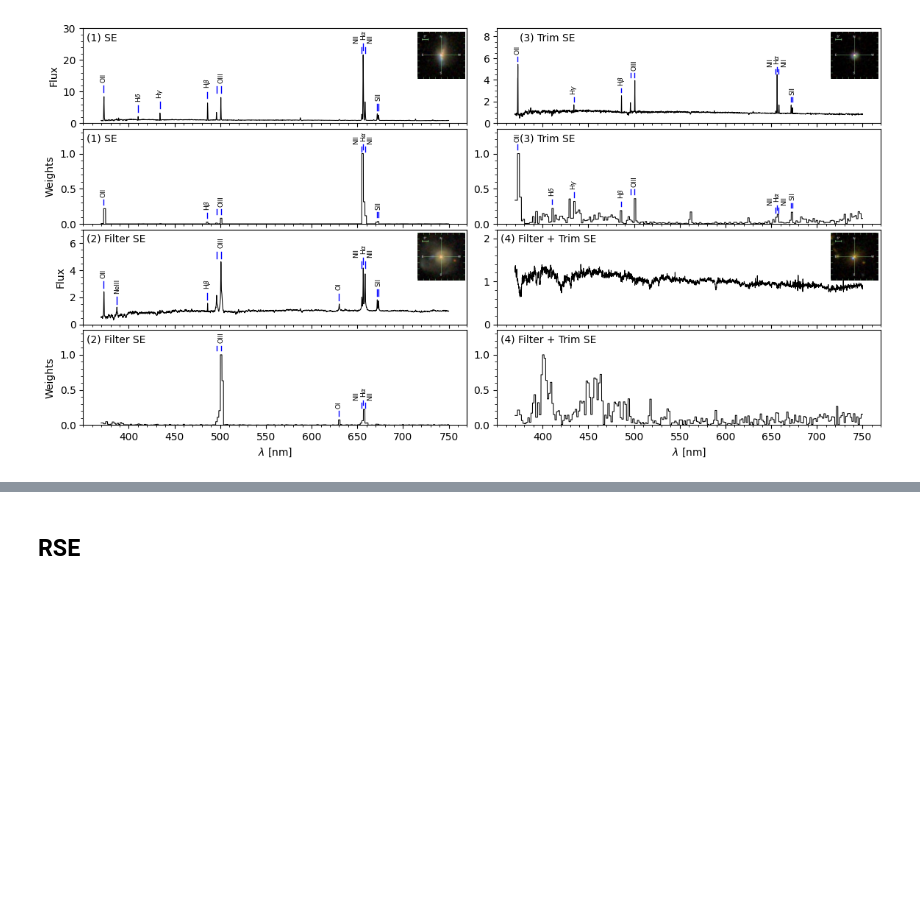
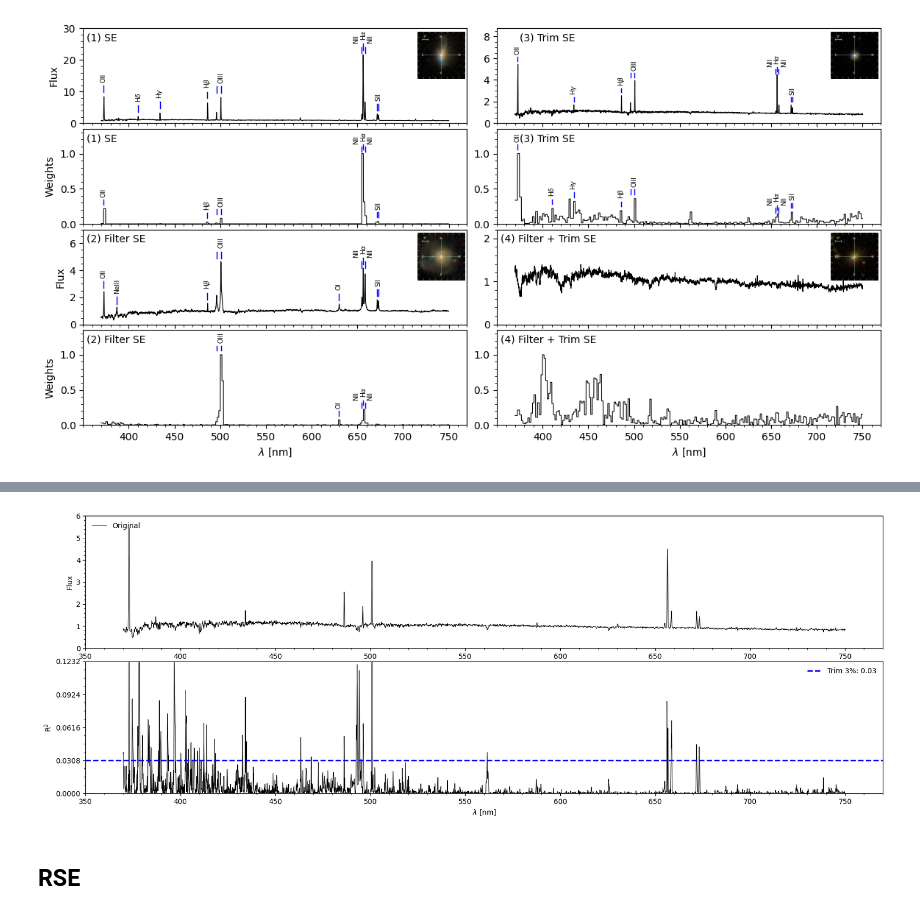
Before and after one commit to ed-ortizm/xai-astronomy, a Jupyter notebook: thesis/01_explain_distinct.ipynb, the cells around one changed output, grey strips where cells are left out. Saved outputs shown, nothing was run; the diff lists cells and outputs as text; code cells hidden in the pictures; blank space fills up the shorter version.

Commit message:
feature: load xai data rather than generating it. Add VAE model to check trim SE score. Compute segmenests map to nm

```diff
--- a/thesis/01_explain_distinct.ipynb
+++ b/thesis/01_explain_distinct.ipynb
@@ -75,3 +106,9 @@ def weights_prep(weights, n_segments):
+# %%
+def squared_residual(spec, spec_rec):
+
+    flux_diff = np.abs(spec - spec_rec)
+
+    return flux_diff**2
 # %% [markdown]
 # Config
 # %% [markdown]
@@ -141,3 +288,8 @@ Trimed pixels: 113, Trimmed in segments: 6
+# %%
+ae_model = AutoEncoder(
+    reload=True,
+    reload_from=f"{models_dir}/{bin_id}/winner",
+)
 # %% [markdown]
 # Residual based anomalies sample
 # %% [markdown]
@@ -384,6 +556,15 @@ line_configs = {
 
 for metric, p_conf in panels.items():
 
+    # save to csv
+    _ = wave_flux_xai_to_df(
+        wave=wave_nm,
+        flux=spec_distinct_dict[metric],
+        weights=xai_distinct_dict[metric],
+        save_to=save_to,
+        fname=f"{ch_5_dir}/{metric}_distinct_xai.csv",
+    )
+
     # Panel variables
     prefix, r, c = p_conf["prefix"], p_conf["r"], p_conf["c"]
     ylim, yticks = p_conf["ylim"], p_conf["yticks"]
@@ -472,0 +656,72 @@ fig.savefig(f"{ch_5_dir}/se_distinct_xai.pdf", bbox_inches="tight")
+# %%
+spec_trim = spec_distinct_dict["mse_97"]
+spec_trim_rec = ae_model.reconstruct(spec_trim).reshape(-1)
+residual_trim = squared_residual(spec_trim, spec_trim_rec)
+threshold_trim = np.nanpercentile(residual_trim, 97)
+print(f"Trim 3% threshold: {threshold_trim:.3f}")
+# ----------------------------------------------------
+fig, axs = plt.subplots(2, 1, sharex=False, figsize=(20, 7))
+alpha = 0.5
+line_width_spec = 0.75
+# ----------------------------------------------------
+axs[0].plot(
+    wave_nm, spec_trim, color="black", label="Original", linewidth=line_width_spec
+)
+
+# axs[0].plot(
+#     wave_nm,
+#     spec_trim_rec,
+#     alpha=alpha,
+#     color="red",
+#     label="Reconstruction",
+#     linewidth=line_width_spec,
+# )
+
+flux_ticks = range(0, 7, 1)
+axs[0].set_yticks(flux_ticks)
+axs[0].set_ylim(0, 6)
+
+# ----------------------------------------------------
+# # Residuals
+axs[1].plot(wave_nm, residual_trim, color="black", lw=line_width_spec)
+res_ticks = np.linspace(0, 4 * threshold_trim, 5)
+axs[1].set_yticks(res_ticks)
+axs[1].set_ylim(0, 4 * threshold_trim)
+
+# ----------------------------------------------------
+# threshold lines
+axs[1].axhline(
+    y=threshold_trim,
+    color="blue",
+    linestyle="--",
+    linewidth=2,
+    label=f"Trim 3%: {threshold_trim:.2f}",
+)
+# ----------------------------------------------------
+# labels
+axs[0].legend(
+    loc="upper left",
+    frameon=False,
+    ncol=2,
+)  # fontsize=10,)
+axs[1].legend(loc="upper right", frameon=False)
+# ----------------------------------------------------
+
+# wavelengt setup
+axs[0].set_xlim(350, 770)
+axs[1].set_xlim(350, 770)
+wave_ticks = list(np.arange(350, 751, 50))
+axs[0].set_xticks(wave_ticks)
+axs[1].set_xticks(wave_ticks)
+# set minor ticks on
+for ax in axs.flatten():
+    ax.minorticks_on()
+
+# ax labels
+axs[1].set_xlabel(r"$\lambda$ [nm]")
+axs[0].set_ylabel("Flux")
+axs[1].set_ylabel(r"R$^2$")
+
+# adjust vertical space
+plt.subplots_adjust(hspace=0.1)
+# %% [output]
@@ -473,3 +729,4 @@ fig.savefig(f"{ch_5_dir}/se_distinct_xai.pdf", bbox_inches="tight")
+[figure, added]
 # %% [markdown]
 ## RSE
 # %%
```
Also changed, not shown: parts of 12 cells of this notebook.
